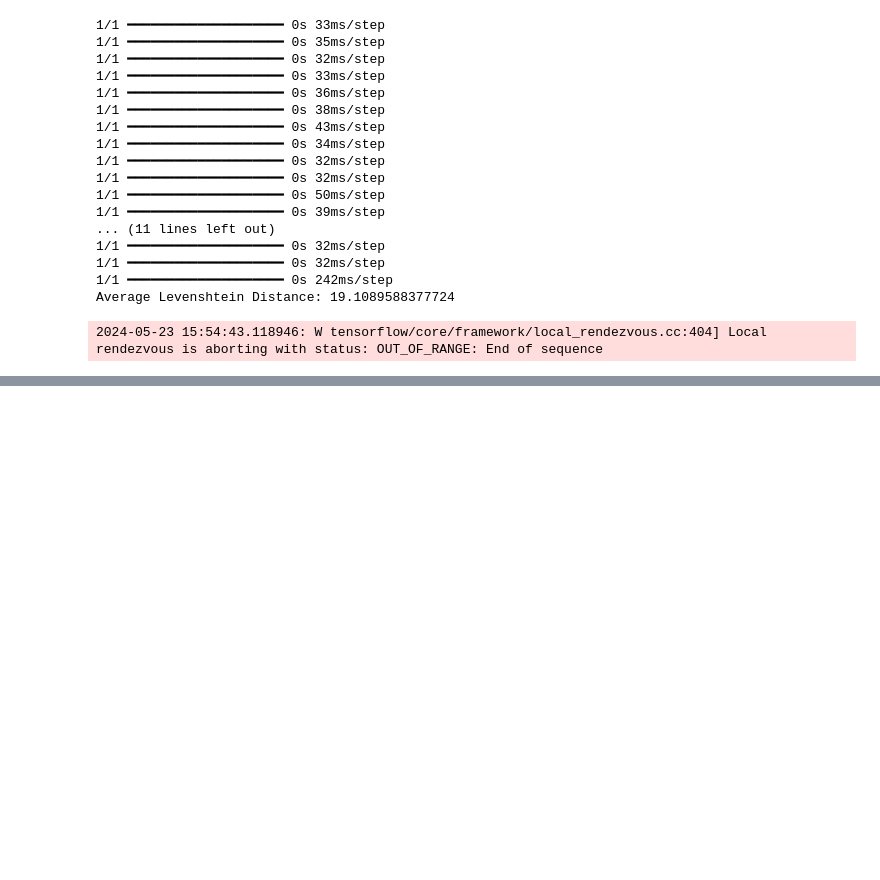
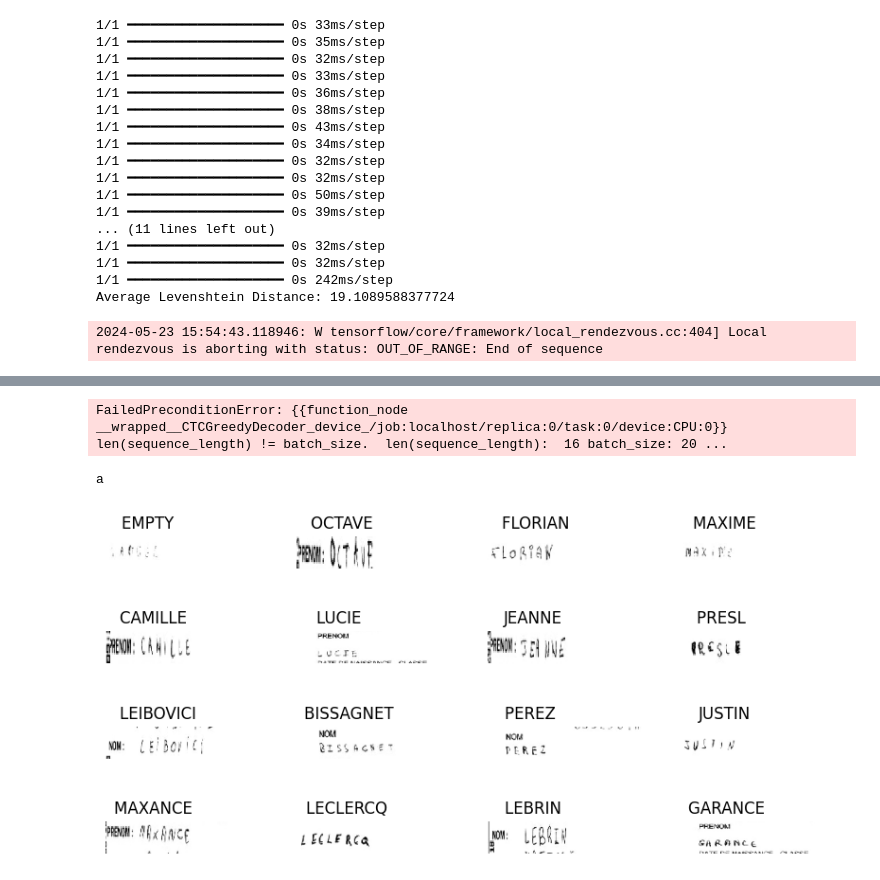
Before and after one commit to Timoth26/student-research-and-development-project, a Jupyter notebook: evaluation.ipynb, the cells around one changed output, grey strips where cells are left out. Saved outputs shown, nothing was run; the diff lists cells and outputs as text; code cells hidden in the pictures; blank space fills up the shorter version.

```diff
--- a/evaluation.ipynb
+++ b/evaluation.ipynb
@@ -524,0 +617,46 @@ Average Levenshtein Distance: 19.1089588377724
+# %%
+for batch in test_dataset.take(1):
+    kbatch_images = batch["image"]
+    kbatch_labels = batch["label"]
+
+    # preds = prediction_model.predict(batch_images)
+    # pred_texts = decode_batch_predictions(preds)
+
+    dec = ctc_decode2(kpreds)[0][0][
+        :, :max_length
+    ]
+    kpred_texts = decode_to_utf8(dec)
+    # pred_texts = pred_texts.astype(str)
+
+    orig_texts = []
+    for label in kbatch_labels:
+        label = tf.strings.reduce_join(num_to_char(label)).numpy().decode("utf-8")
+        orig_texts.append(label)
+
+    _, ax = plt.subplots(4, 4, figsize=(15, 5))
+    for i in range(len(kpred_texts)):
+        img = (kbatch_images[i, :, :, 0] * 255).numpy().astype(np.uint8)
+        img = img.T
+        title = f"Prediction: {kpred_texts[i]}\nReal: {orig_texts[i]}"
+        ax[i // 4, i % 4].imshow(img, cmap="gray")
+        ax[i // 4, i % 4].set_title(title)
+        ax[i // 4, i % 4].axis("off")
+plt.show()
+# %% [output]
+FailedPreconditionError: {{function_node __wrapped__CTCGreedyDecoder_device_/job:localhost/replica:0/task:0/device:CPU:0}} len(sequence_length) != batch_size.  len(sequence_length):  16 batch_size: 20 ...
+# %%
+_, ax = plt.subplots(4, 4, figsize=(10, 5))
+for batch in train_dataset.take(1):
+    print('a')
+    images = batch["image"]
+    labels = batch["label"]
+    for i in range(16):
+        img = (images[i] * 255).numpy().astype("uint8")
+        label = tf.strings.reduce_join(num_to_char(labels[i])).numpy().decode("utf-8")
+        ax[i // 4, i % 4].imshow(img[:, :, 0].T, cmap="gray")
+        ax[i // 4, i % 4].set_title(label)
+        ax[i // 4, i % 4].axis("off")
+plt.show()
+# %% [output]
+a
+[figure, added]
```
Also changed, not shown: parts of 13 cells of this notebook.
